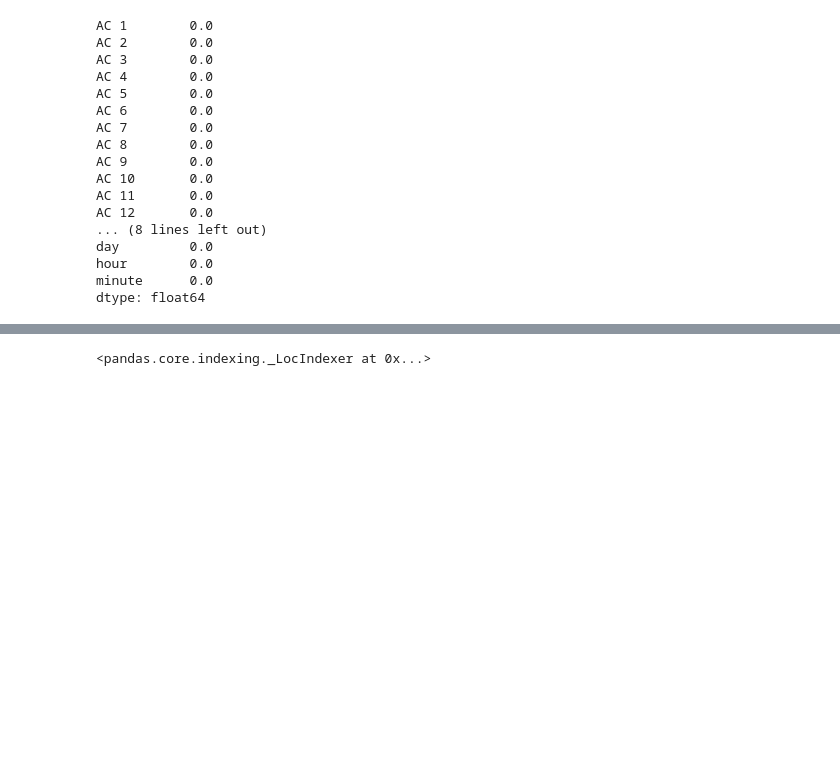
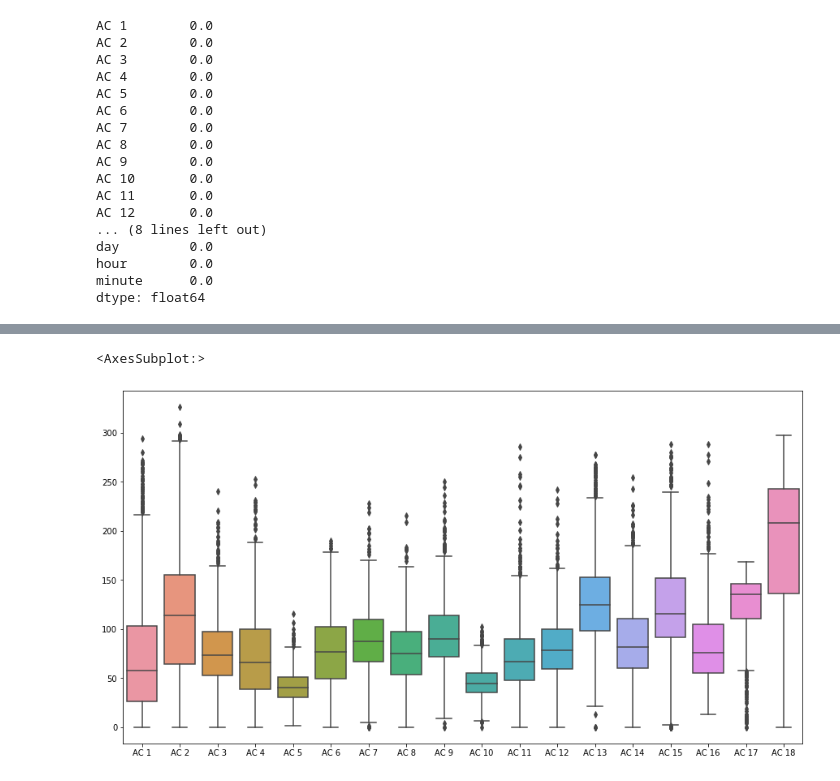
Before and after one commit to srivastavautkarsh13/Zenatix-Solutions, a Jupyter notebook: Zenatix.ipynb, the cells around one changed output, grey strips where cells are left out. Cells and saved outputs as stored; diff of their text form; code cells hidden in the pictures; blank space fills up the shorter version.

```diff
--- a/Zenatix.ipynb
+++ b/Zenatix.ipynb
@@ -214,4 +286,6 @@ hour_df.plot(grid=True)
-# %%
-hour_df.groupby(['month'])['AC 1'].max().loc()
-# %% [output]
-<pandas.core.indexing._LocIndexer at 0x...>
+# %%
+plt.figure(figsize=(15,8))
+sns.boxplot(data=day_hour_df.iloc[:,3:])
+# %% [output]
+<AxesSubplot:>
+[figure, added]
```
Also changed, not shown: parts of 28 cells of this notebook.
